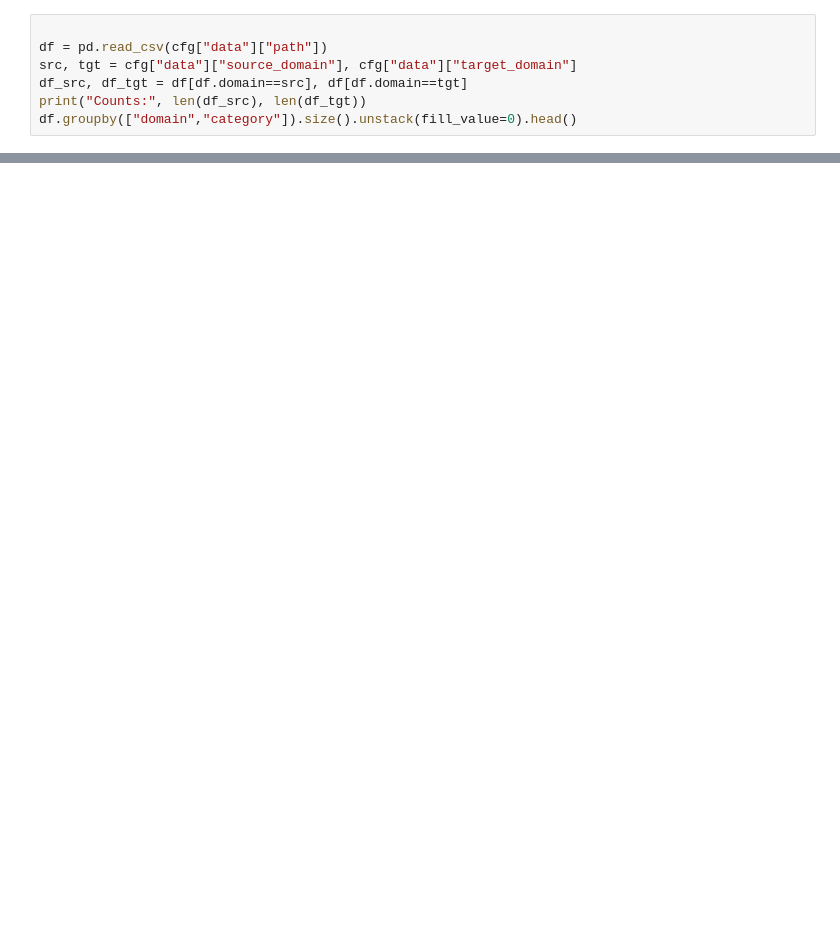
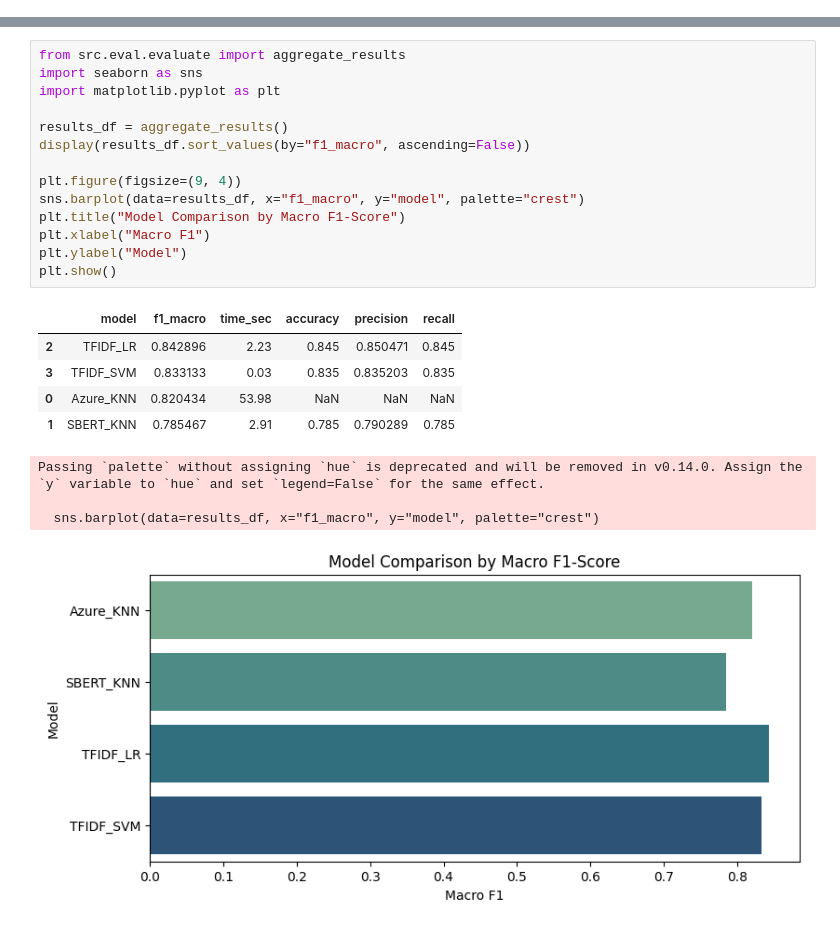
Before and after one commit to vidiasgiannis/multi-domain-issues-to-actions, a Jupyter notebook: notebooks/app.ipynb, the cells around one changed output, grey strips where cells are left out. Drawn from its saved outputs; the diff is of its cells as text; blank space fills up the shorter version.

```diff
--- a/notebooks/app.ipynb
+++ b/notebooks/app.ipynb
@@ -28,7 +0,0 @@ print("OPENAI_API_KEY set:", bool(os.environ.get("OPENAI_API_KEY")))
-# %%
-
-df = pd.read_csv(cfg["data"]["path"])
-src, tgt = cfg["data"]["source_domain"], cfg["data"]["target_domain"]
-df_src, df_tgt = df[df.domain==src], df[df.domain==tgt]
-print("Counts:", len(df_src), len(df_tgt))
-df.groupby(["domain","category"]).size().unstack(fill_value=0).head()
@@ -66,0 +202,24 @@ print("\nActions:\n", recommend_actions(issue, snips))
+# %%
+from src.eval.evaluate import aggregate_results
+import seaborn as sns
+import matplotlib.pyplot as plt
+
+results_df = aggregate_results()
+display(results_df.sort_values(by="f1_macro", ascending=False))
+
+plt.figure(figsize=(9, 4))
+sns.barplot(data=results_df, x="f1_macro", y="model", palette="crest")
+plt.title("Model Comparison by Macro F1-Score")
+plt.xlabel("Macro F1")
+plt.ylabel("Model")
+plt.show()
+# %% [output]
+|  | model | f1_macro | time_sec | accuracy | precision | recall |
+| 2 | TFIDF_LR | 0.842896 | 2.23 | 0.845 | 0.850471 | 0.845 |
+| 3 | TFIDF_SVM | 0.833133 | 0.03 | 0.835 | 0.835203 | 0.835 |
+| 0 | Azure_KNN | 0.820434 | 53.98 | NaN | NaN | NaN |
+| 1 | SBERT_KNN | 0.785467 | 2.91 | 0.785 | 0.790289 | 0.785 |
+Passing `palette` without assigning `hue` is deprecated and will be removed in v0.14.0. Assign the `y` variable to `hue` and set `legend=False` for the same effect.
+
+  sns.barplot(data=results_df, x="f1_macro", y="model", palette="crest")
+[figure, added]
```
Also changed, not shown: parts of 30 cells of this notebook, 27 other files.
